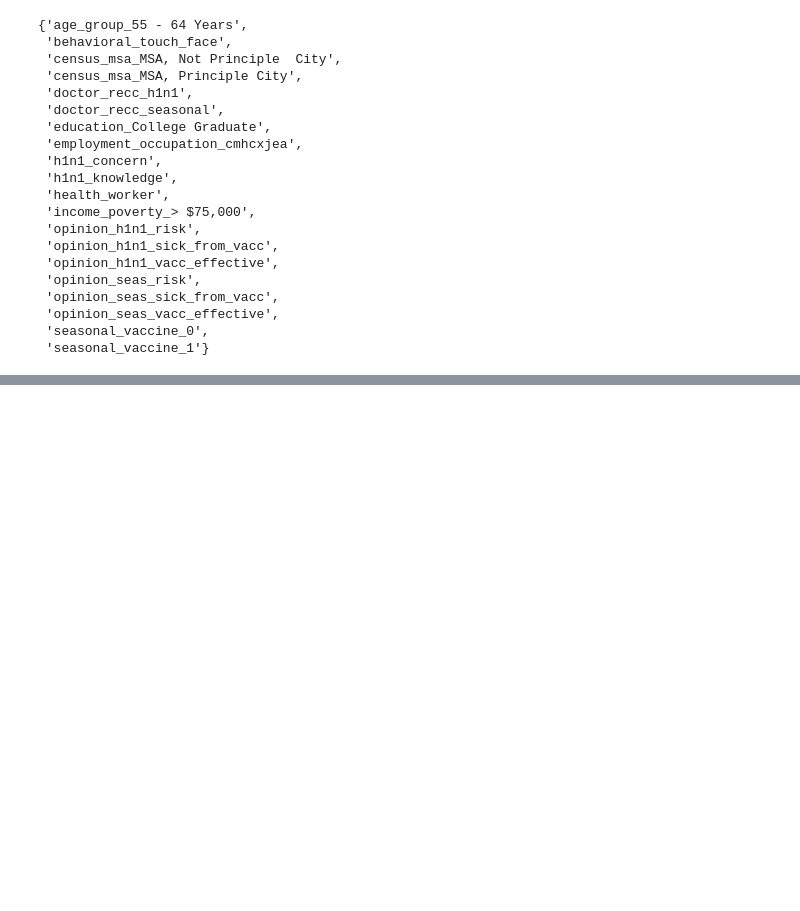
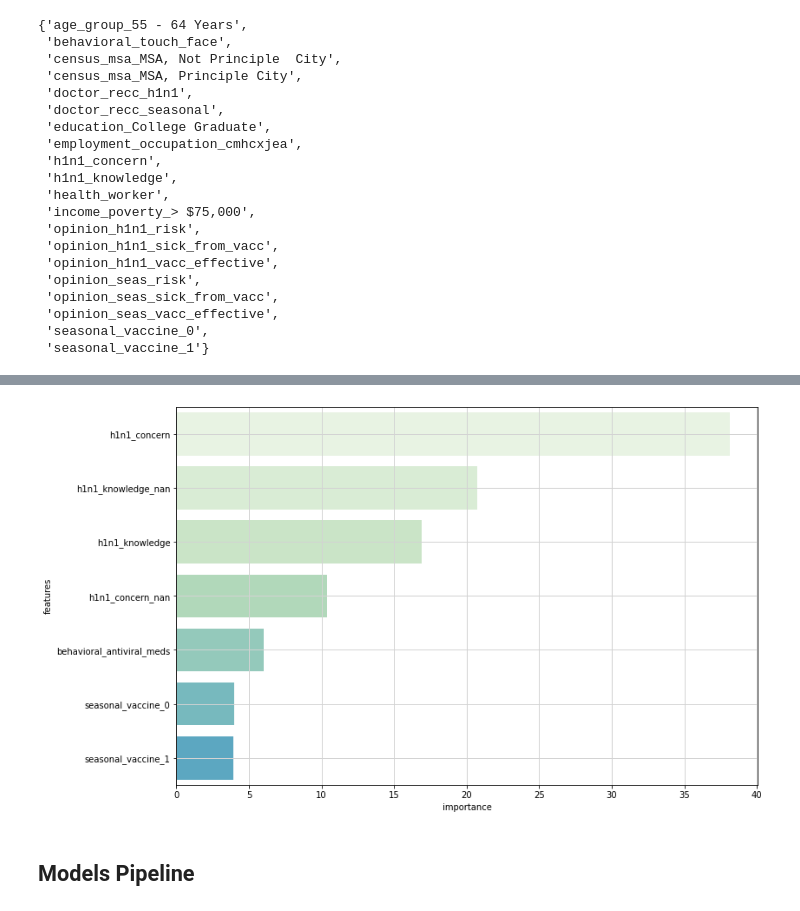
Before and after one commit to vanessa920/H1N1_seasonal_flu_shot_prediction, a Jupyter notebook: Classification_Models.ipynb, the cells around one changed output, grey strips where cells are left out. Saved outputs shown, nothing was run; the diff lists cells and outputs as text; code cells hidden in the pictures; blank space fills up the shorter version.

```diff
--- a/Classification_Models.ipynb
+++ b/Classification_Models.ipynb
@@ -343,0 +436,35 @@ feature_keep
+# %%
+indices = np.argsort(importance)[-30:]
+
+feature_raw=[]
+for i in indices:
+    feature_raw.append(names[i])
+
+feature_clean=[]
+for i in feature_raw:
+    if "." in (i.split("_")[-1]):
+        feature_clean.append("_".join(i.split("_")[:-1]))
+    else:
+        feature_clean.append(i)
+
+zip_list=list(zip(feature_clean, importance[-30:]))
+
+imp=defaultdict(float)
+for i in zip_list:
+    imp[i[0]]+=i[1]
+
+imp_df=pd.Series(imp).sort_values(ascending = False)
+imp_df = pd.DataFrame(imp_df)
+imp_df.reset_index(inplace=True)
+imp_df.rename(columns = {'index':'features', 0:'importance'}, inplace = True)
+# %%
+plt.figure(figsize=(12,8))
+ax = sns.barplot(x='importance', y='features', data=imp_df, palette=sns.color_palette("GnBu", 10))
+# plt.xticks(rotation='vertical')
+ax.grid(b=True, which='major', color='#d3d3d3', linewidth=1.0)
+ax.grid(b=True, which='minor', color='#d3d3d3', linewidth=0.5)
+plt.show()
+# %% [output]
+[figure, added]
+# %% [markdown]
+## Models Pipeline
```
Also changed, not shown: parts of 63 cells of this notebook, 4 other files.
